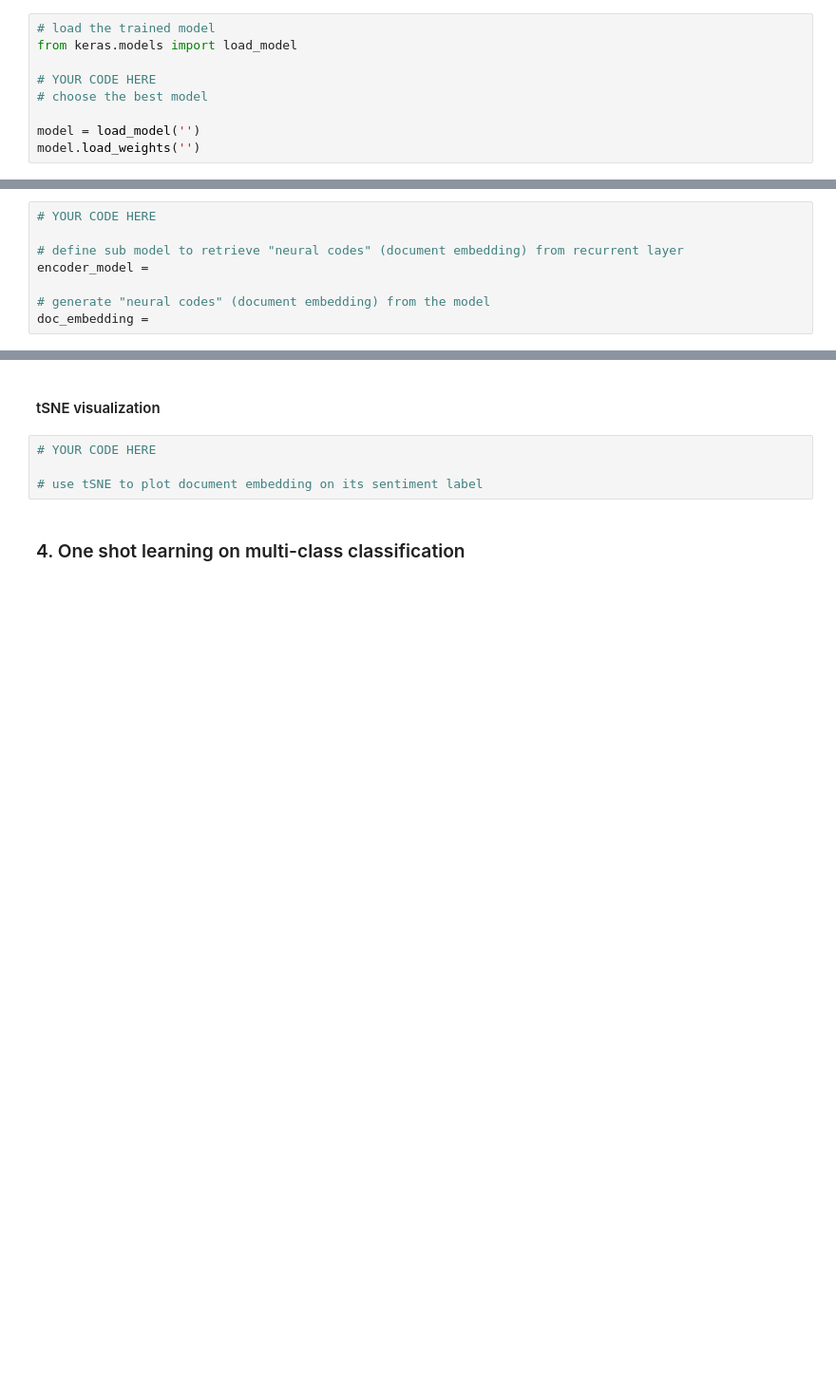
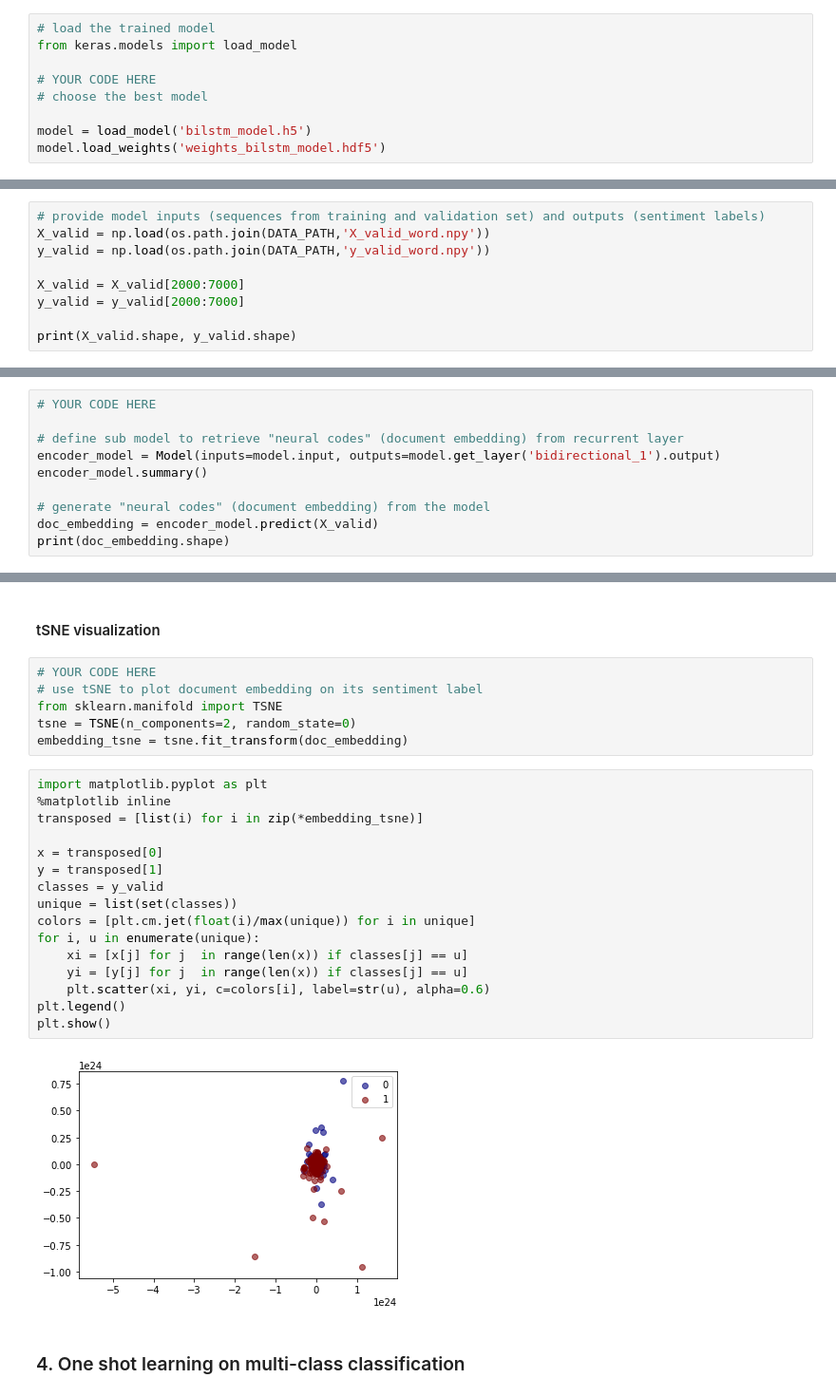
Before and after one commit to diederikw/DaphneDiederikTeam, a Jupyter notebook: Assignment 3/Assignment-3.2.ipynb, the cells around one changed output, grey strips where cells are left out. Shown: that part at 95% size. Saved outputs shown, nothing was run; the diff lists cells and outputs as text; blank space fills up the shorter version.

Commit message:
New additions to assignment 3.2 and required data for question 2.3

```diff
--- a/Assignment 3/Assignment-3.2.ipynb
+++ b/Assignment 3/Assignment-3.2.ipynb
@@ -397,6 +397,6 @@ from keras.models import load_model
 # YOUR CODE HERE
 # choose the best model
 
-model = load_model('')
-model.load_weights('')
+model = load_model('bilstm_model.h5')
+model.load_weights('weights_bilstm_model.hdf5')
 # %% [output]
@@ -404,2 +404,11 @@ ValueError: Invalid file name (Invalid file name)
 # %% [markdown]
 #### Produce Neural codes of text reviews
+# %%
+# provide model inputs (sequences from training and validation set) and outputs (sentiment labels)
+X_valid = np.load(os.path.join(DATA_PATH,'X_valid_word.npy'))
+y_valid = np.load(os.path.join(DATA_PATH,'y_valid_word.npy'))
+
+X_valid = X_valid[2000:7000]
+y_valid = y_valid[2000:7000]
+
+print(X_valid.shape, y_valid.shape)
@@ -407,7 +418,9 @@ ValueError: Invalid file name (Invalid file name)
 # YOUR CODE HERE
 
 # define sub model to retrieve "neural codes" (document embedding) from recurrent layer
-encoder_model =
+encoder_model = Model(inputs=model.input, outputs=model.get_layer('bidirectional_1').output)
+encoder_model.summary()
 
 # generate "neural codes" (document embedding) from the model
-doc_embedding =
+doc_embedding = encoder_model.predict(X_valid)
+print(doc_embedding.shape)
@@ -415,8 +443,28 @@ doc_embedding =
 #### tSNE visualization
 # %%
 # YOUR CODE HERE
-
 # use tSNE to plot document embedding on its sentiment label
+from sklearn.manifold import TSNE
+tsne = TSNE(n_components=2, random_state=0)
+embedding_tsne = tsne.fit_transform(doc_embedding)
+# %%
+import matplotlib.pyplot as plt
+%matplotlib inline
+transposed = [list(i) for i in zip(*embedding_tsne)]
+
+x = transposed[0]
+y = transposed[1]
+classes = y_valid
+unique = list(set(classes))
+colors = [plt.cm.jet(float(i)/max(unique)) for i in unique]
+for i, u in enumerate(unique):
+    xi = [x[j] for j  in range(len(x)) if classes[j] == u]
+    yi = [y[j] for j  in range(len(x)) if classes[j] == u]
+    plt.scatter(xi, yi, c=colors[i], label=str(u), alpha=0.6)
+plt.legend()
+plt.show()
+# %% [output]
+[figure, added]
 # %% [markdown]
 ### 4. One shot learning on multi-class classification
 # %% [markdown]
```
Also changed, not shown: parts of 8 cells of this notebook, 1 other file.
